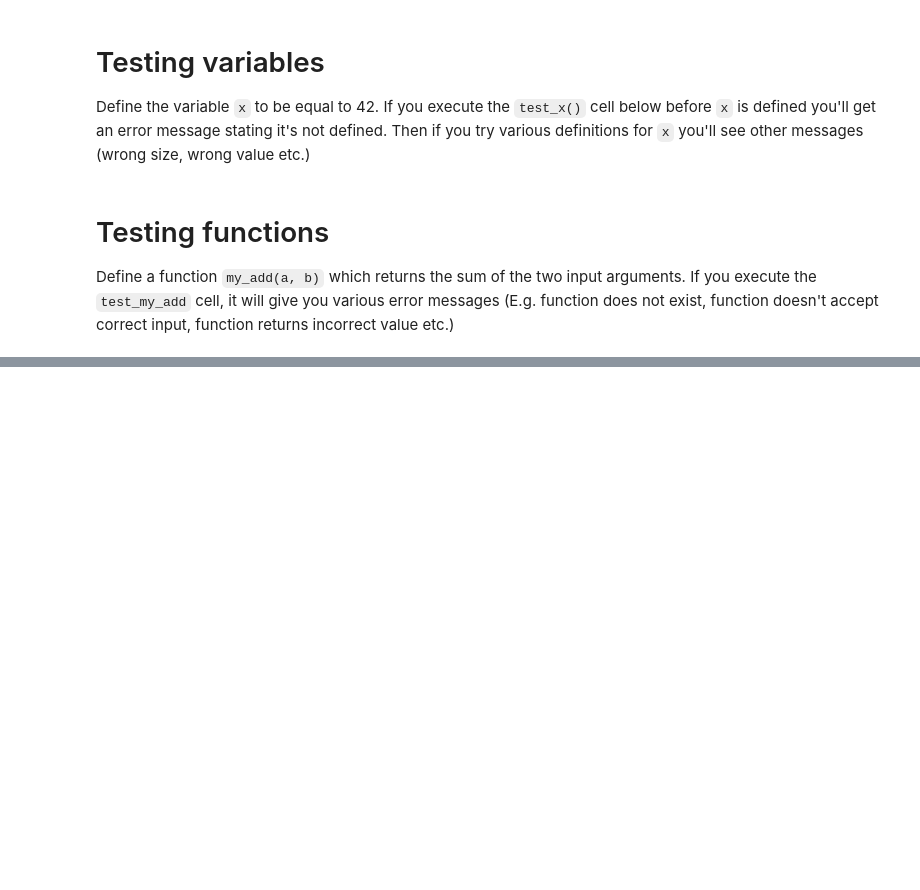
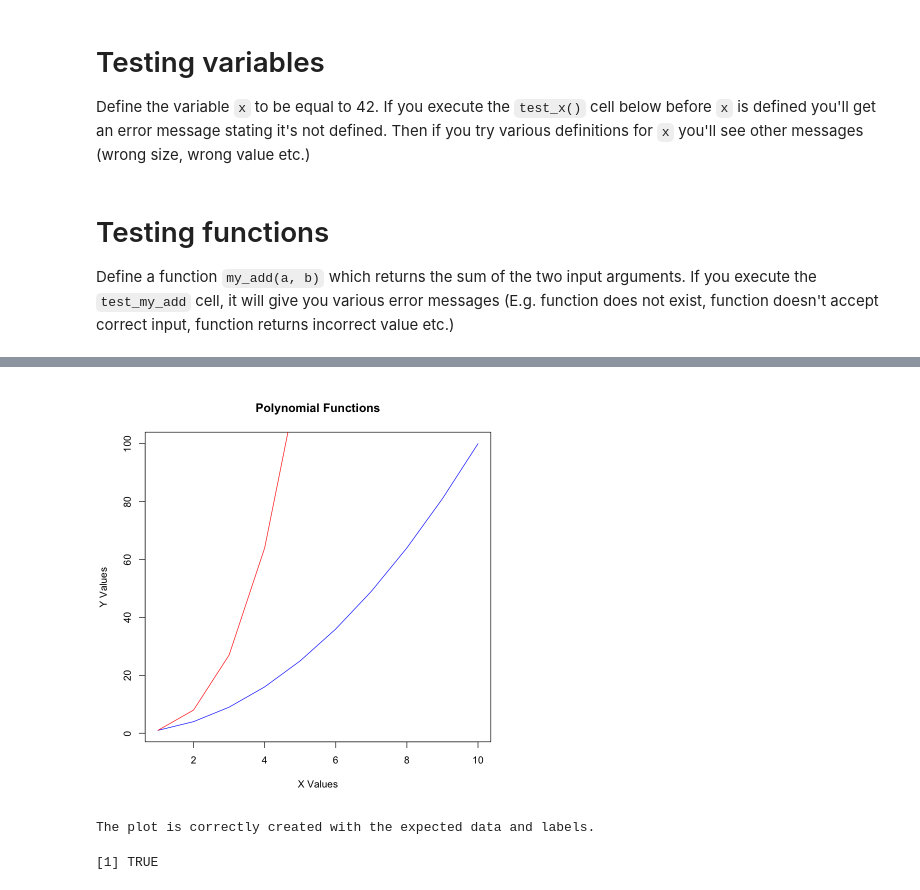
Before and after one commit to autofeedback-exercises/exercises, a Jupyter notebook: SOR1021/example/example.ipynb, the cells around one changed output, grey strips where cells are left out. Drawn from its saved outputs; the diff is of its cells as text; code cells hidden in the pictures; blank space fills up the shorter version.

Commit message:
added plot example

```diff
--- a/SOR1021/example/example.ipynb
+++ b/SOR1021/example/example.ipynb
@@ -46,0 +67,20 @@ test_my_add()
+# %%
+AutoFeedbackR::start_plot_recording()
+# Student creates a plot
+x <- 1:10
+y1 <- x^2
+y2 <- x^3
+
+# Create the plot
+plot(x, y1, type = "l", col = "blue",
+     xlab = "X Values", ylab = "Y Values",
+     main = "Polynomial Functions")
+lines(x, y2, col = "red")
+# %% [output]
+[figure, added]
+# %%
+test_polynomial_plot()
+AutoFeedbackR::stop_plot_recording()
+# %% [output]
+The plot is correctly created with the expected data and labels.
+[1] TRUE
```
Also changed, not shown: parts of 4 cells of this notebook, 2 other files.
